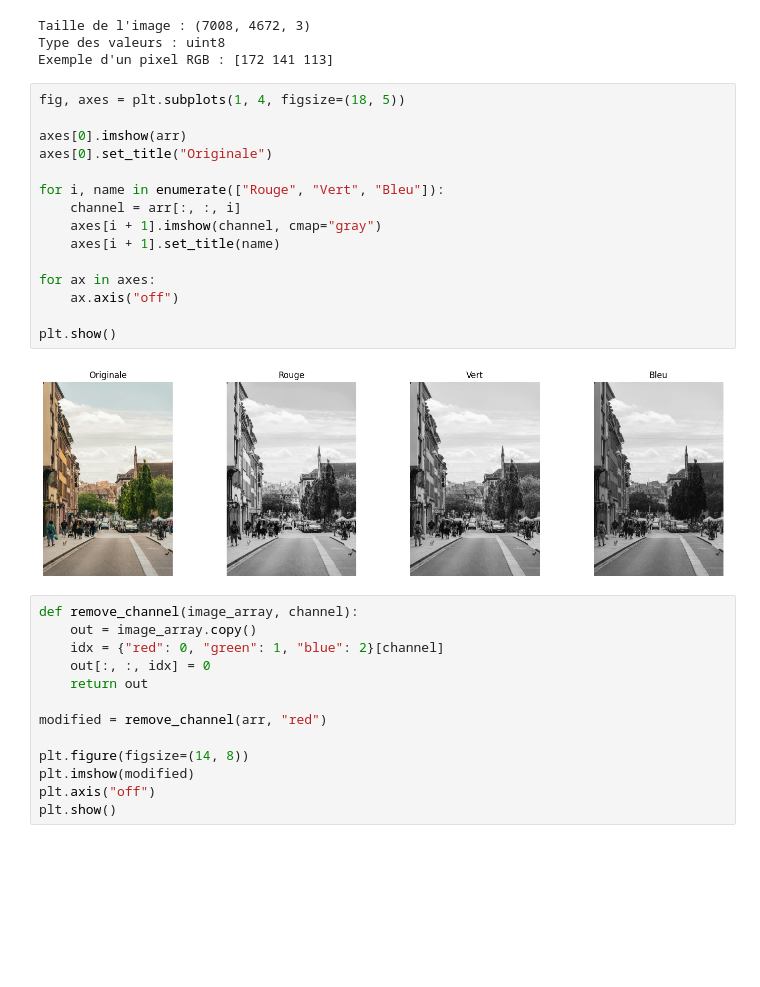
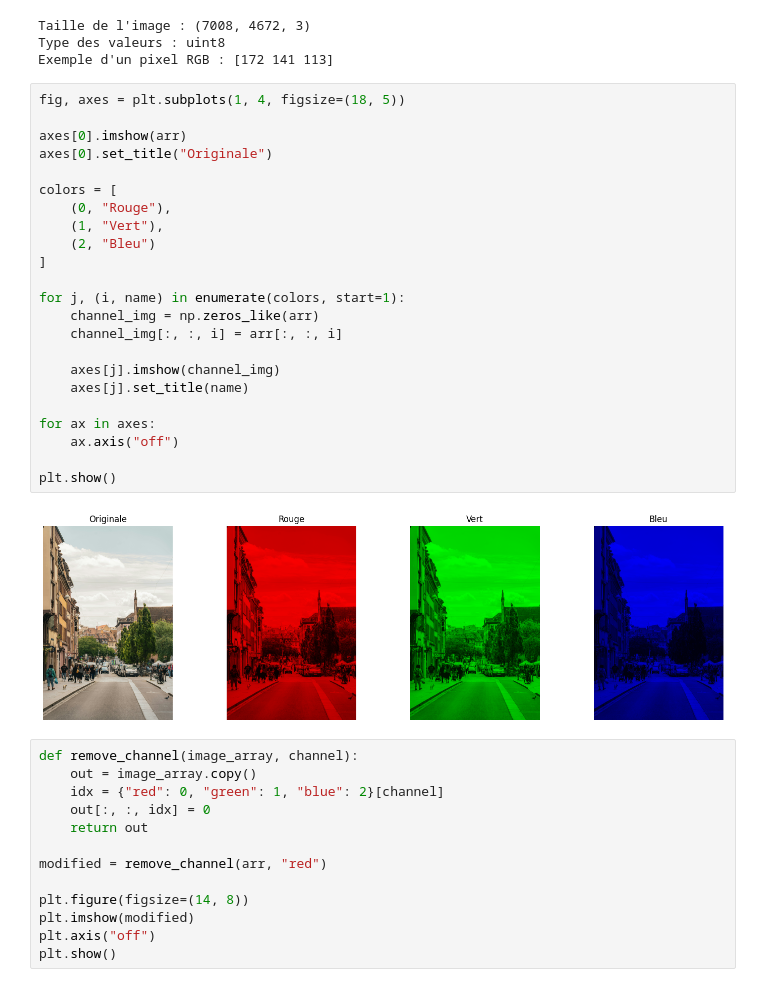
Before and after one commit to amine-banani/Deep-Learning-Framework-for-Multi-Organ-Semantic-Segmentation, a Jupyter notebook: atelier_ia_cadarache.ipynb, the cells around one changed output. Cells and saved outputs as stored; diff of their text form; blank space fills up the shorter version.

```diff
--- a/atelier_ia_cadarache.ipynb
+++ b/atelier_ia_cadarache.ipynb
@@ -59,20 +59,28 @@ Exemple d'un pixel RGB : [172 141 113]
 # %%
 fig, axes = plt.subplots(1, 4, figsize=(18, 5))
 
 axes[0].imshow(arr)
 axes[0].set_title("Originale")
 
-for i, name in enumerate(["Rouge", "Vert", "Bleu"]):
-    channel = arr[:, :, i]
-    axes[i + 1].imshow(channel, cmap="gray")
-    axes[i + 1].set_title(name)
+colors = [
+    (0, "Rouge"),
+    (1, "Vert"),
+    (2, "Bleu")
+]
+
+for j, (i, name) in enumerate(colors, start=1):
+    channel_img = np.zeros_like(arr)
+    channel_img[:, :, i] = arr[:, :, i]
+
+    axes[j].imshow(channel_img)
+    axes[j].set_title(name)
 
 for ax in axes:
     ax.axis("off")
 
 plt.show()
 # %% [output]
-[figure, old version]
+[figure, new version]
 # %%
 def remove_channel(image_array, channel):
     out = image_array.copy()
```
Also changed, not shown: parts of 6 cells of this notebook.
